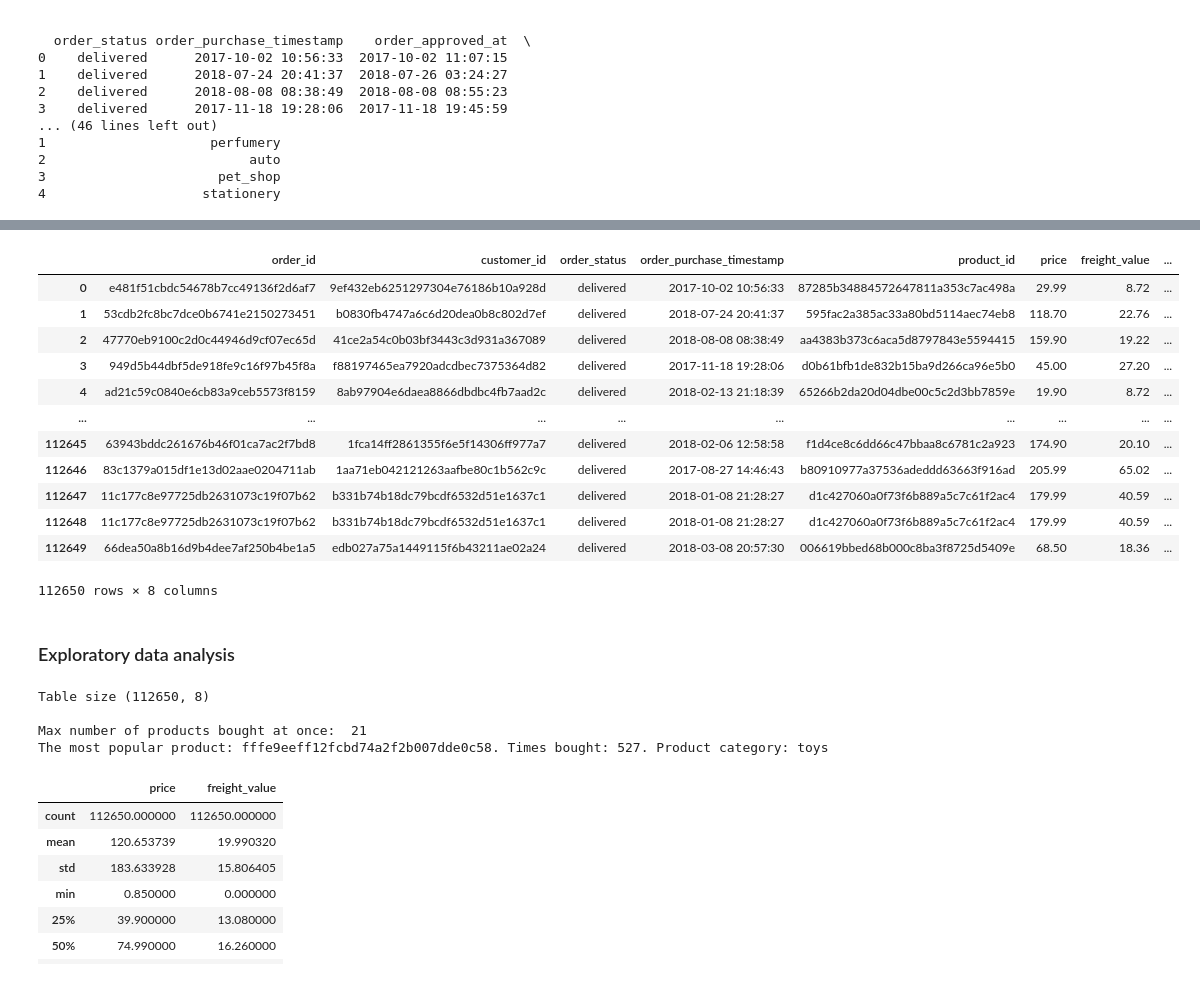
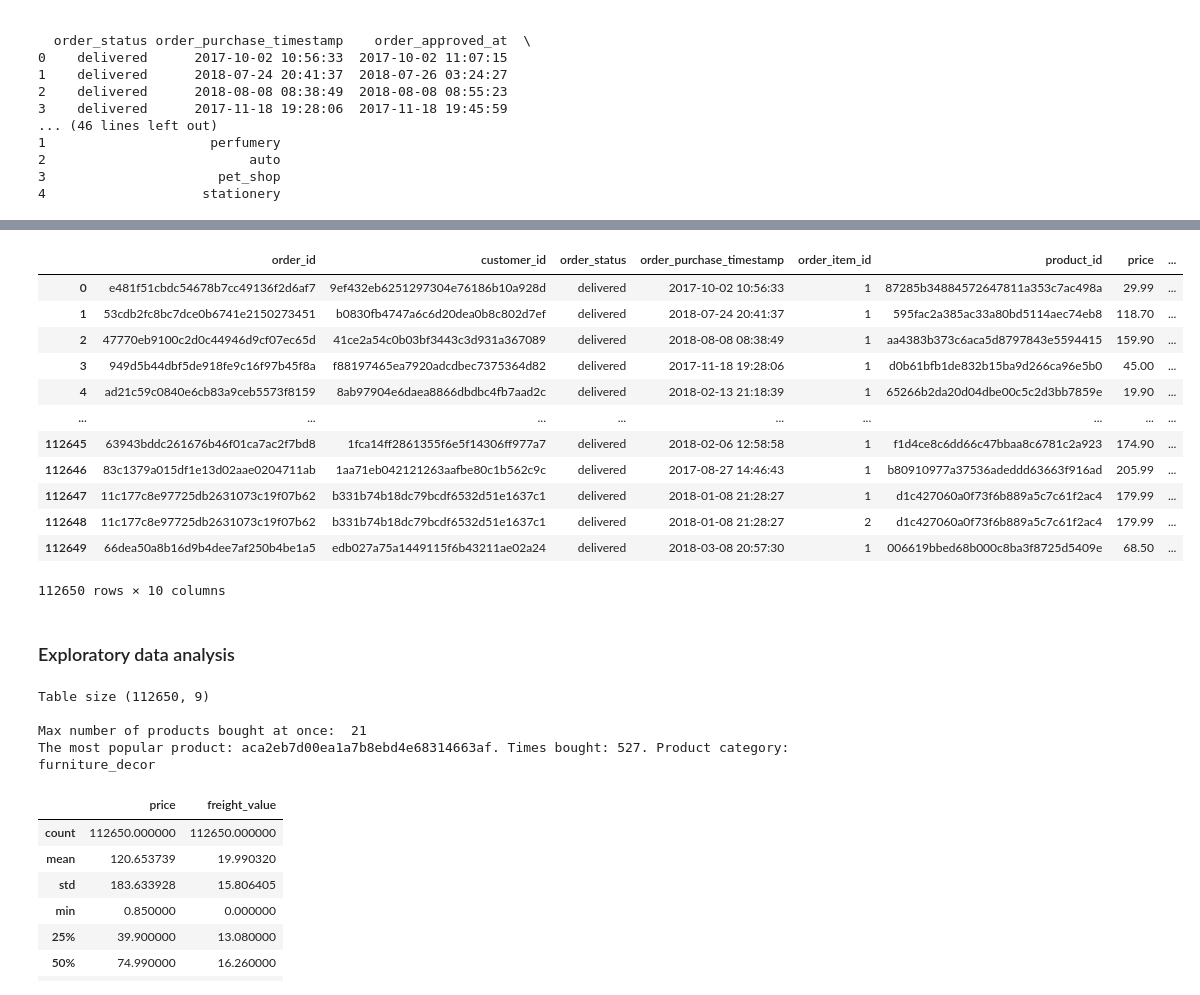
Before and after one commit to pzolnierczyk/E-commerce-Clustering, a Jupyter notebook: ecomm_eda.ipynb, the cells around one changed output, grey strips where cells are left out. Drawn from its saved outputs; the diff is of its cells as text; code cells hidden in the pictures.

```diff
--- a/clustering.ipynb
+++ b/ecomm_eda.ipynb
@@ -78,21 +70,21 @@ jakie produkty były kupowane w konkretnych porach? mozna wykorzystać do propoz
 # %%
 # Filtering columns to those that will be used
-full_df = full_df[['order_id', 'customer_id', 'order_status', 'order_purchase_timestamp', 'product_id', 'price', 'freight_value','product_category_name_english']]
+full_df = full_df[['order_id', 'customer_id', 'order_status', 'order_purchase_timestamp', 'order_item_id','product_id', 'price', 'freight_value','product_description_lenght','product_category_name_english']]
 full_df
 # %% [output]
-|  | order_id | customer_id | order_status | order_purchase_timestamp | product_id | price | freight_value | ... |
-| 0 | e481f51cbdc54678b7cc49136f2d6af7 | 9ef432eb6251297304e76186b10a928d | delivered | 2017-10-02 10:56:33 | 87285b34884572647811a353c7ac498a | 29.99 | 8.72 | ... |
-| 1 | 53cdb2fc8bc7dce0b6741e2150273451 | b0830fb4747a6c6d20dea0b8c802d7ef | delivered | 2018-07-24 20:41:37 | 595fac2a385ac33a80bd5114aec74eb8 | 118.70 | 22.76 | ... |
-| 2 | 47770eb9100c2d0c44946d9cf07ec65d | 41ce2a54c0b03bf3443c3d931a367089 | delivered | 2018-08-08 08:38:49 | aa4383b373c6aca5d8797843e5594415 | 159.90 | 19.22 | ... |
-| 3 | 949d5b44dbf5de918fe9c16f97b45f8a | f88197465ea7920adcdbec7375364d82 | delivered | 2017-11-18 19:28:06 | d0b61bfb1de832b15ba9d266ca96e5b0 | 45.00 | 27.20 | ... |
-| 4 | ad21c59c0840e6cb83a9ceb5573f8159 | 8ab97904e6daea8866dbdbc4fb7aad2c | delivered | 2018-02-13 21:18:39 | 65266b2da20d04dbe00c5c2d3bb7859e | 19.90 | 8.72 | ... |
+|  | order_id | customer_id | order_status | order_purchase_timestamp | order_item_id | product_id | price | ... |
+| 0 | e481f51cbdc54678b7cc49136f2d6af7 | 9ef432eb6251297304e76186b10a928d | delivered | 2017-10-02 10:56:33 | 1 | 87285b34884572647811a353c7ac498a | 29.99 | ... |
+| 1 | 53cdb2fc8bc7dce0b6741e2150273451 | b0830fb4747a6c6d20dea0b8c802d7ef | delivered | 2018-07-24 20:41:37 | 1 | 595fac2a385ac33a80bd5114aec74eb8 | 118.70 | ... |
+| 2 | 47770eb9100c2d0c44946d9cf07ec65d | 41ce2a54c0b03bf3443c3d931a367089 | delivered | 2018-08-08 08:38:49 | 1 | aa4383b373c6aca5d8797843e5594415 | 159.90 | ... |
+| 3 | 949d5b44dbf5de918fe9c16f97b45f8a | f88197465ea7920adcdbec7375364d82 | delivered | 2017-11-18 19:28:06 | 1 | d0b61bfb1de832b15ba9d266ca96e5b0 | 45.00 | ... |
+| 4 | ad21c59c0840e6cb83a9ceb5573f8159 | 8ab97904e6daea8866dbdbc4fb7aad2c | delivered | 2018-02-13 21:18:39 | 1 | 65266b2da20d04dbe00c5c2d3bb7859e | 19.90 | ... |
 | ... | ... | ... | ... | ... | ... | ... | ... | ... |
-| 112645 | 63943bddc261676b46f01ca7ac2f7bd8 | 1fca14ff2861355f6e5f14306ff977a7 | delivered | 2018-02-06 12:58:58 | f1d4ce8c6dd66c47bbaa8c6781c2a923 | 174.90 | 20.10 | ... |
-| 112646 | 83c1379a015df1e13d02aae0204711ab | 1aa71eb042121263aafbe80c1b562c9c | delivered | 2017-08-27 14:46:43 | b80910977a37536adeddd63663f916ad | 205.99 | 65.02 | ... |
-| 112647 | 11c177c8e97725db2631073c19f07b62 | b331b74b18dc79bcdf6532d51e1637c1 | delivered | 2018-01-08 21:28:27 | d1c427060a0f73f6b889a5c7c61f2ac4 | 179.99 | 40.59 | ... |
-| 112648 | 11c177c8e97725db2631073c19f07b62 | b331b74b18dc79bcdf6532d51e1637c1 | delivered | 2018-01-08 21:28:27 | d1c427060a0f73f6b889a5c7c61f2ac4 | 179.99 | 40.59 | ... |
-| 112649 | 66dea50a8b16d9b4dee7af250b4be1a5 | edb027a75a1449115f6b43211ae02a24 | delivered | 2018-03-08 20:57:30 | 006619bbed68b000c8ba3f8725d5409e | 68.50 | 18.36 | ... |
+| 112645 | 63943bddc261676b46f01ca7ac2f7bd8 | 1fca14ff2861355f6e5f14306ff977a7 | delivered | 2018-02-06 12:58:58 | 1 | f1d4ce8c6dd66c47bbaa8c6781c2a923 | 174.90 | ... |
+| 112646 | 83c1379a015df1e13d02aae0204711ab | 1aa71eb042121263aafbe80c1b562c9c | delivered | 2017-08-27 14:46:43 | 1 | b80910977a37536adeddd63663f916ad | 205.99 | ... |
+| 112647 | 11c177c8e97725db2631073c19f07b62 | b331b74b18dc79bcdf6532d51e1637c1 | delivered | 2018-01-08 21:28:27 | 1 | d1c427060a0f73f6b889a5c7c61f2ac4 | 179.99 | ... |
+| 112648 | 11c177c8e97725db2631073c19f07b62 | b331b74b18dc79bcdf6532d51e1637c1 | delivered | 2018-01-08 21:28:27 | 2 | d1c427060a0f73f6b889a5c7c61f2ac4 | 179.99 | ... |
+| 112649 | 66dea50a8b16d9b4dee7af250b4be1a5 | edb027a75a1449115f6b43211ae02a24 | delivered | 2018-03-08 20:57:30 | 1 | 006619bbed68b000c8ba3f8725d5409e | 68.50 | ... |
-112650 rows × 8 columns
+112650 rows × 10 columns
 # %% [markdown]
 ### Exploratory data analysis
 # %%
@@ -102,12 +94,15 @@ for df in [full_df]:
 
 print("\nMax number of products bought at once: ", dt_items[['order_item_id']].max()[0])
 # print("\nMax number of products bought at once: ",  dt_items['order_item_id'].value_counts().max())
-print("The most popular product: {}. Times bought: {}. Product category: {}".format(dt_items[['product_id']].max()[0], dt_items['product_id'].value_counts().max(), full_df[full_df.product_id=='fffe9eeff12fcbd74a2f2b007dde0c58']['product_category_name_english'].item()))
+print("The most popular product: {}. Times bought: {}. Product category: {}".format(
+    dt_items['product_id'].value_counts().index[0], dt_items['product_id'].value_counts().max(),
+    full_df[full_df.product_id=='aca2eb7d00ea1a7b8ebd4e68314663af']['product_category_name_english'].tolist()[0]
+    ))
 # %% [output]
-Table size (112650, 8)
+Table size (112650, 9)
 
 Max number of products bought at once:  21
-The most popular product: fffe9eeff12fcbd74a2f2b007dde0c58. Times bought: 527. Product category: toys
+The most popular product: aca2eb7d00ea1a7b8ebd4e68314663af. Times bought: 527. Product category: furniture_decor
 # %%
 full_df.describe()
 # %% [output]
```
Also changed, not shown: parts of 29 cells of this notebook, 1 other file.
